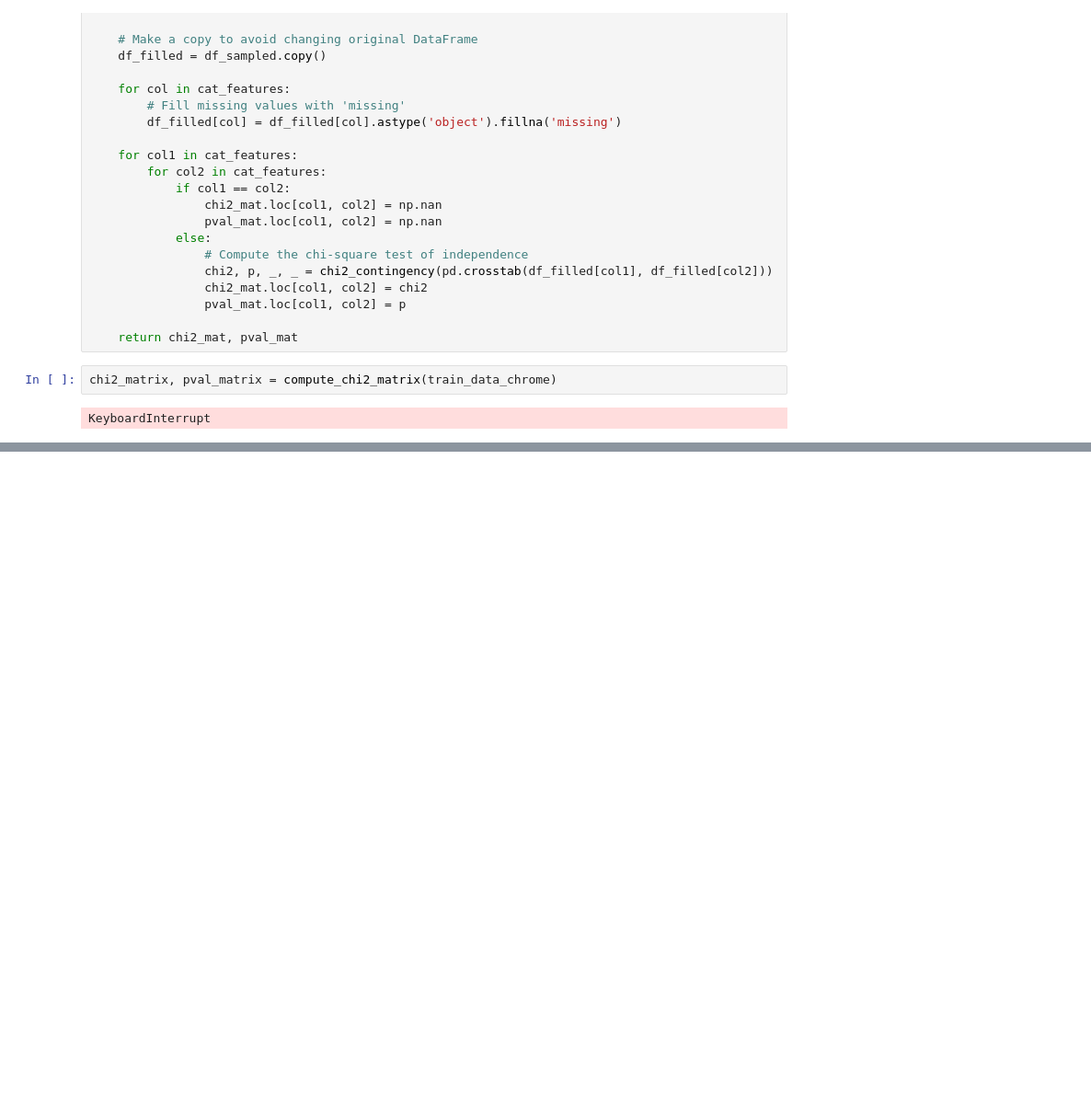
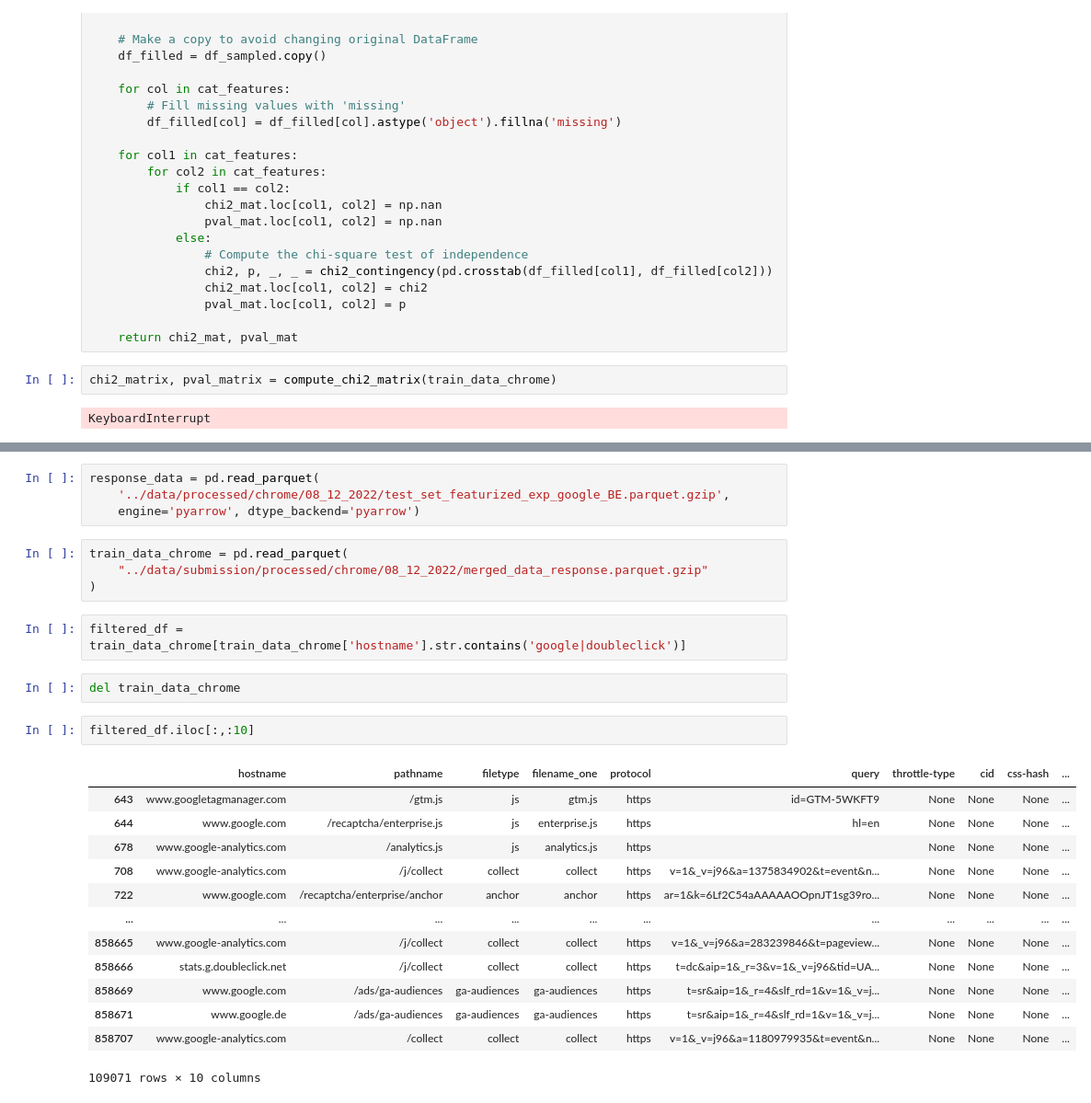
Before and after one commit to wolfrieder/http-response-classifier, a Jupyter notebook: notebooks/dataset_similarity.ipynb, the cells around one changed output, grey strips where cells are left out. Shown at 92% size. Drawn from its saved outputs; the diff is of its cells as text; blank space fills up the shorter version.

```diff
--- a/notebooks/dataset_similarity.ipynb
+++ b/notebooks/dataset_similarity.ipynb
@@ -300,0 +621,28 @@ KeyboardInterrupt
+# %%
+response_data = pd.read_parquet(
+    '../data/processed/chrome/08_12_2022/test_set_featurized_exp_google_BE.parquet.gzip',
+    engine='pyarrow', dtype_backend='pyarrow')
+# %%
+train_data_chrome = pd.read_parquet(
+    "../data/submission/processed/chrome/08_12_2022/merged_data_response.parquet.gzip"
+)
+# %%
+filtered_df = train_data_chrome[train_data_chrome['hostname'].str.contains('google|doubleclick')]
+# %%
+del train_data_chrome
+# %%
+filtered_df.iloc[:,:10]
+# %% [output]
+|  | hostname | pathname | filetype | filename_one | protocol | query | throttle-type | cid | css-hash | ... |
+| 643 | www.googletagmanager.com | /gtm.js | js | gtm.js | https | id=GTM-5WKFT9 | None | None | None | ... |
+| 644 | www.google.com | /recaptcha/enterprise.js | js | enterprise.js | https | hl=en | None | None | None | ... |
+| 678 | www.google-analytics.com | /analytics.js | js | analytics.js | https |  | None | None | None | ... |
+| 708 | www.google-analytics.com | /j/collect | collect | collect | https | v=1&_v=j96&a=1375834902&t=event&n... | None | None | None | ... |
+| 722 | www.google.com | /recaptcha/enterprise/anchor | anchor | anchor | https | ar=1&k=6Lf2C54aAAAAAOOpnJT1sg39ro... | None | None | None | ... |
+| ... | ... | ... | ... | ... | ... | ... | ... | ... | ... | ... |
+| 858665 | www.google-analytics.com | /j/collect | collect | collect | https | v=1&_v=j96&a=283239846&t=pageview... | None | None | None | ... |
+| 858666 | stats.g.doubleclick.net | /j/collect | collect | collect | https | t=dc&aip=1&_r=3&v=1&_v=j96&tid=UA... | None | None | None | ... |
+| 858669 | www.google.com | /ads/ga-audiences | ga-audiences | ga-audiences | https | t=sr&aip=1&_r=4&slf_rd=1&v=1&_v=j... | None | None | None | ... |
+| 858671 | www.google.de | /ads/ga-audiences | ga-audiences | ga-audiences | https | t=sr&aip=1&_r=4&slf_rd=1&v=1&_v=j... | None | None | None | ... |
+| 858707 | www.google-analytics.com | /collect | collect | collect | https | v=1&_v=j96&a=1180979935&t=event&n... | None | None | None | ... |
+109071 rows × 10 columns
```
Also changed, not shown: parts of 36 cells of this notebook, 20 other files.
